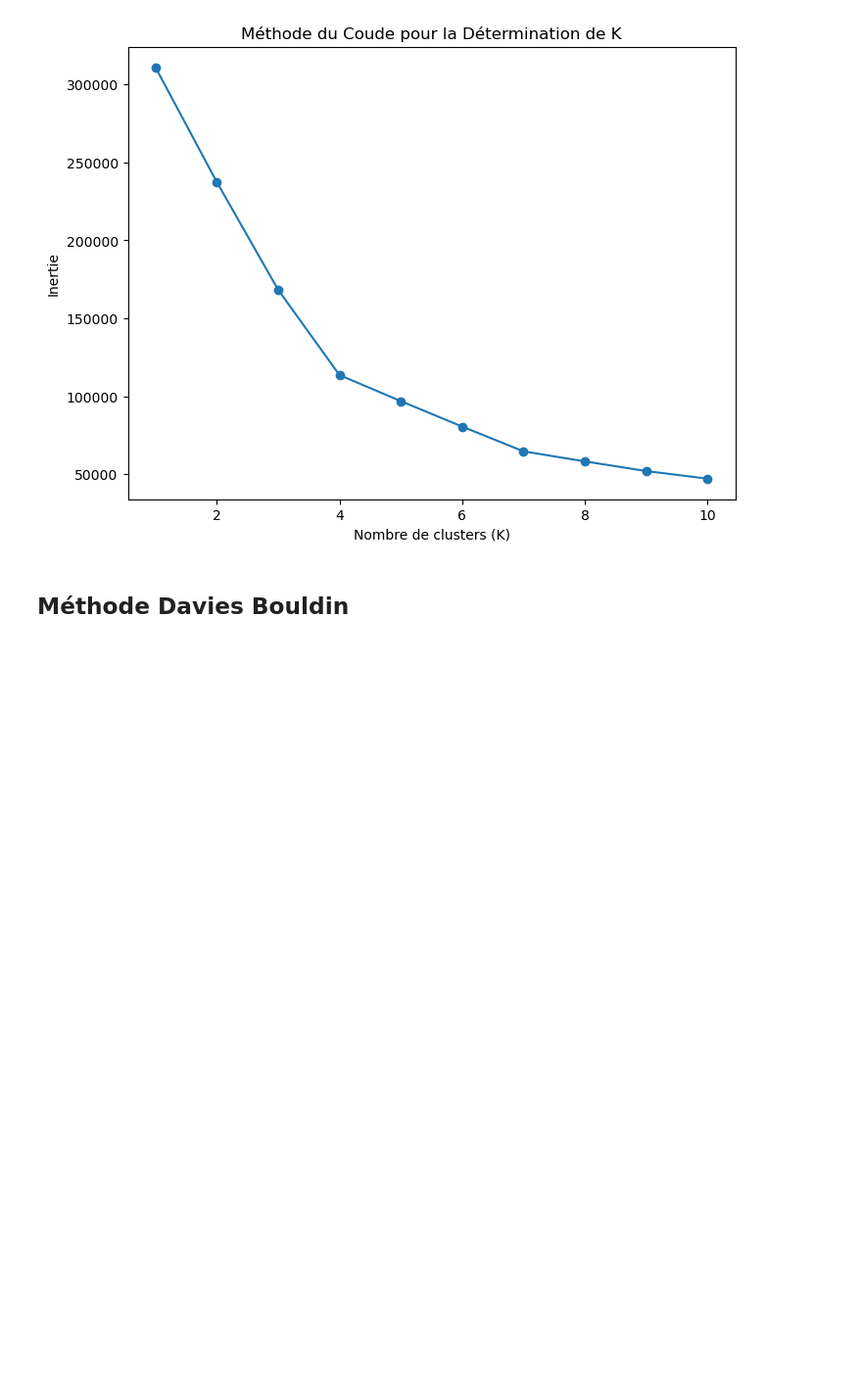
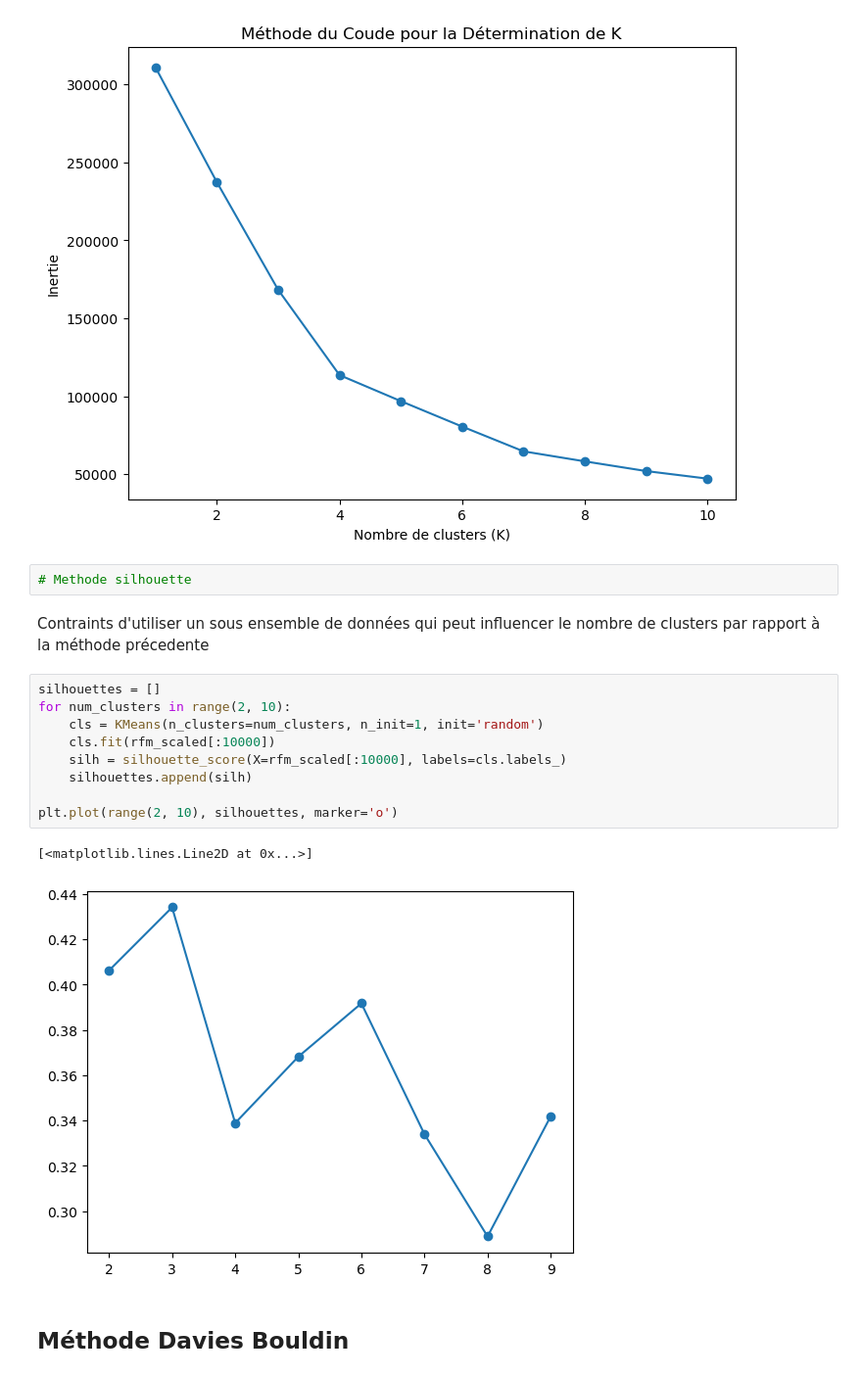
Before and after one commit to Tarek-D/P5-Unsupervised-Learning, a Jupyter notebook: unsupervised-learning.ipynb, the cells around one changed output. Shown at 98% size. Cells and saved outputs as stored; diff of their text form; blank space fills up the shorter version.

```diff
--- a/unsupervised-learning.ipynb
+++ b/unsupervised-learning.ipynb
@@ -108,6 +94,23 @@ plt.ylabel('Inertie')
 plt.show()
 # %% [output]
 [figure]
+# %%
+# Methode silhouette
+# %% [markdown]
+Contraints d'utiliser un sous ensemble de données qui peut influencer
+le nombre de clusters par rapport à la méthode précedente
+# %%
+silhouettes = []
+for num_clusters in range(2, 10):
+    cls = KMeans(n_clusters=num_clusters, n_init=1, init='random')
+    cls.fit(rfm_scaled[:10000])
+    silh = silhouette_score(X=rfm_scaled[:10000], labels=cls.labels_)
+    silhouettes.append(silh)
+
+plt.plot(range(2, 10), silhouettes, marker='o')
+# %% [output]
+[<matplotlib.lines.Line2D at 0x...>]
+[figure, added]
 # %% [markdown]
 ## Méthode Davies Bouldin
 # %%
```
Also changed, not shown: parts of 15 cells of this notebook.
